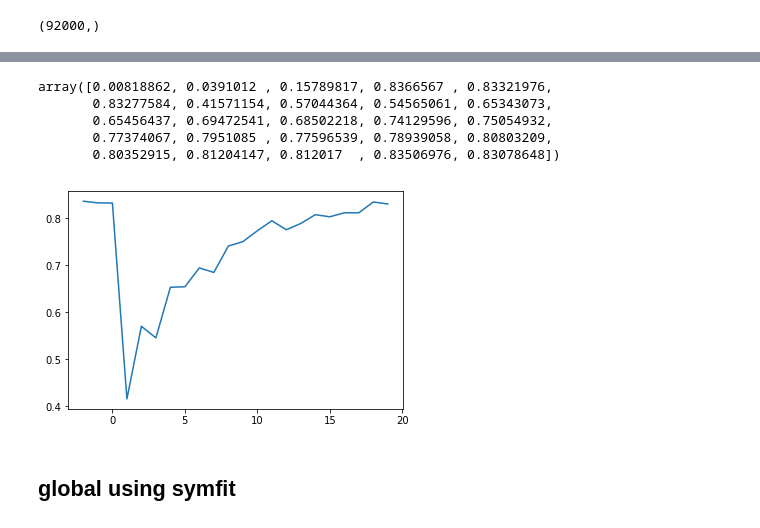
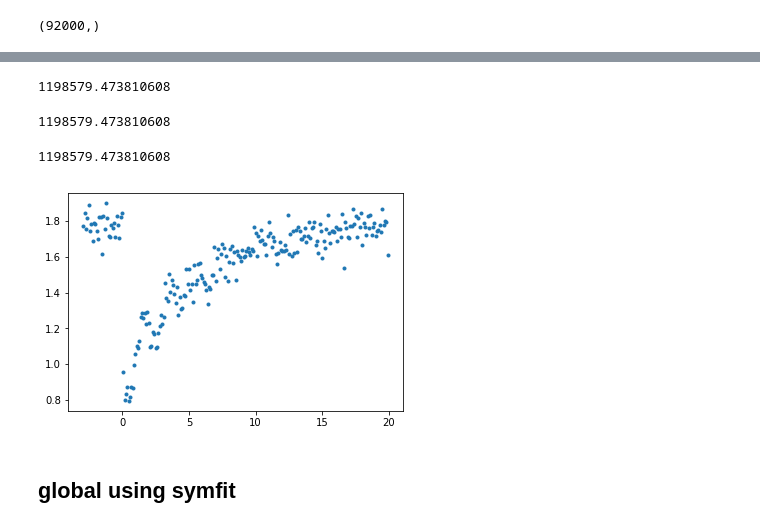
Before and after one commit to sioan/softXRayDataAndControls, a Jupyter notebook: experimentSpecificFiles/sxri0414/pump_probe_sim.ipynb, the cells around one changed output, grey strips where cells are left out. Drawn from its saved outputs; the diff is of its cells as text; code cells hidden in the pictures.

```diff
--- a/experimentSpecificFiles/sxri0414/pump_probe_sim.ipynb
+++ b/experimentSpecificFiles/sxri0414/pump_probe_sim.ipynb
@@ -119,7 +119,7 @@ array([ 3.00000592, 12.00003628, -2.99997644])
 # %% [markdown]
 ### implementation
 # %%
-t_bins = np.arange(-3,20,1)
+t_bins = np.arange(-3,20,0.1)
 
 my_indices = np.digitize(t_sim,t_bins)
 # %%
@@ -177,20 +179,23 @@ try:
 except KeyboardInterrupt:
     pass
 my_fit_params = callback_dict['cached_results']
+get_mean_squared_error(my_fit_params)
 #fit_results= optimize.fmin(get_mean_squared_error, fit_results,maxiter=1e9,ftol=1e-12)
+# %% [output]
+1198579.473810608
-# %%
-my_fit_params
-# %% [output]
-array([0.00818862, 0.0391012 , 0.15789817, 0.8366567 , 0.83321976,
-       0.83277584, 0.41571154, 0.57044364, 0.54565061, 0.65343073,
-       0.65456437, 0.69472541, 0.68502218, 0.74129596, 0.75054932,
-       0.77374067, 0.7951085 , 0.77596539, 0.78939058, 0.80803209,
-       0.80352915, 0.81204147, 0.812017  , 0.83506976, 0.83078648])
+# %%
+get_mean_squared_error(my_fit_params)
+# %% [output]
+1198579.473810608
+# %%
+get_mean_squared_error(my_fit_params)
+# %% [output]
+1198579.473810608
 # %%
-plt.plot(t_bins[1:],my_fit_params[3:])
+plt.plot(t_bins[1:],my_fit_params[3:],'.')
 plt.show()
 # %% [output]
-[figure, old version]
+[figure, new version]
 # %% [markdown]
 ## global using symfit
 # %% [markdown]
```
Also changed, not shown: parts of 3 cells of this notebook.
